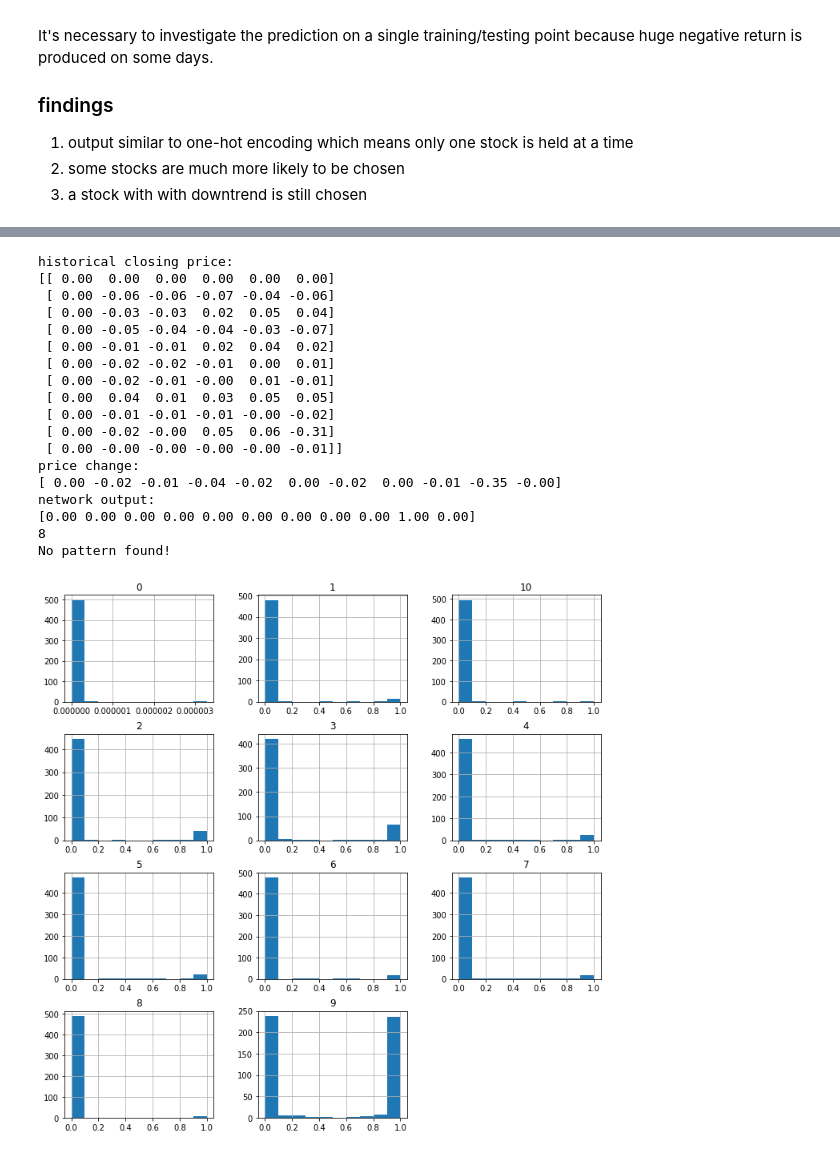
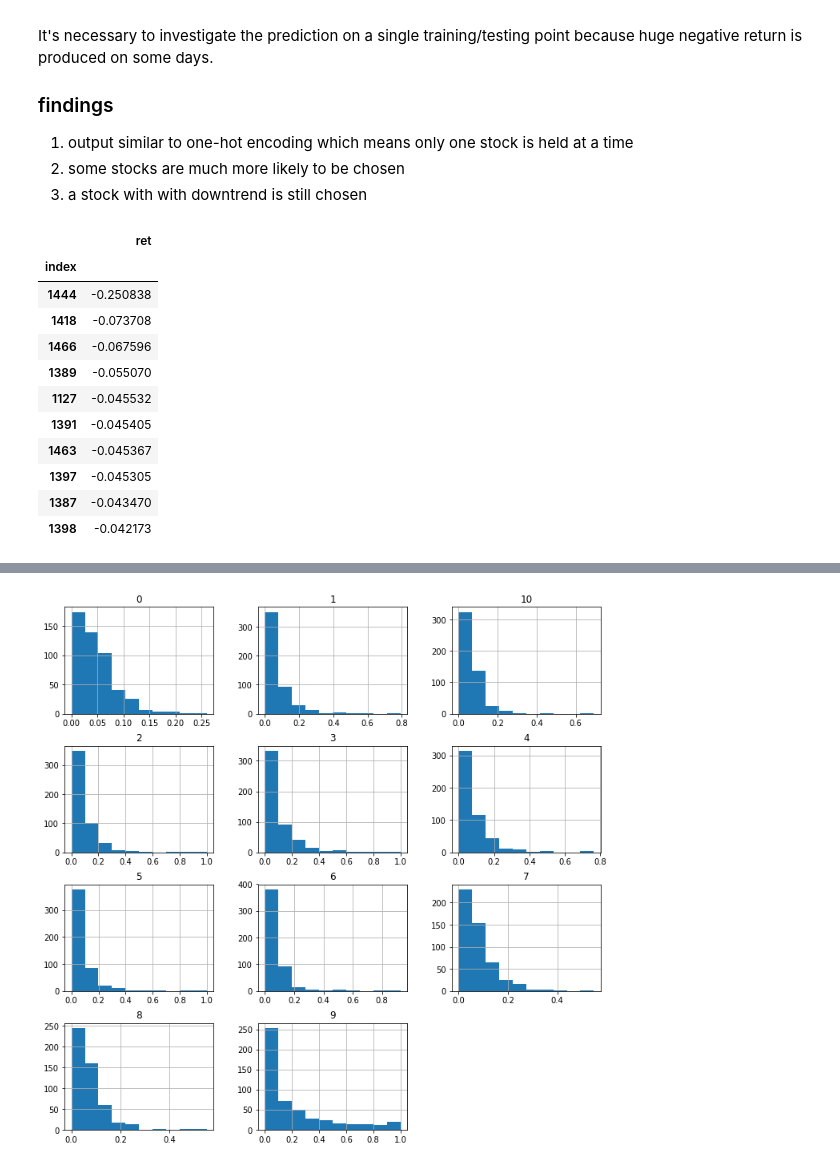
Before and after one commit to yanxurui/portfolio, a Jupyter notebook: analysis.ipynb, the cells around one changed output, grey strips where cells are left out. Drawn from its saved outputs; the diff is of its cells as text; code cells hidden in the pictures.

```diff
--- a/analysis.ipynb
+++ b/analysis.ipynb
@@ -47,7 +47,7 @@ def backtest_plot(save_dirs):
 def expand_dir(save_dir):
     return [os.path.join(save_dir, sub) for sub in next(os.walk(save_dir))[1]]
 
-save_dir = Path('exp/baseline')
+save_dir = Path('exp/output/temperature')
 fig1 = train_plot(save_dir)
 fig2 = backtest_plot([save_dir])
 # %% [output]
@@ -163,7 +163,7 @@ def case(save_dir, k=0):
     pattern(OHLC.iloc[:-1])
 
 # restart the kernel after changing dir
-save_dir = Path('exp/baseline')
+save_dir = Path('exp/output/temperature')
 os.environ['CONFIG_LOCAL_DIR'] = str(save_dir)
 from config_global import data
 from main import allocate
@@ -172,3 +172,15 @@ test_output = pd.read_csv(save_dir.joinpath('test_output.csv'), index_col=0)
 
 case(save_dir, 0)
 # %% [output]
+|  | ret |
+| index |  |
+| 1444 | -0.250838 |
+| 1418 | -0.073708 |
+| 1466 | -0.067596 |
+| 1389 | -0.055070 |
+| 1127 | -0.045532 |
+| 1391 | -0.045405 |
+| 1463 | -0.045367 |
+| 1397 | -0.045305 |
+| 1387 | -0.043470 |
+| 1398 | -0.042173 |
@@ -204,19 +205 @@ criterion: Oracle(
-historical closing price:
-[[ 0.00  0.00  0.00  0.00  0.00  0.00]
- [ 0.00 -0.06 -0.06 -0.07 -0.04 -0.06]
- [ 0.00 -0.03 -0.03  0.02  0.05  0.04]
- [ 0.00 -0.05 -0.04 -0.04 -0.03 -0.07]
- [ 0.00 -0.01 -0.01  0.02  0.04  0.02]
- [ 0.00 -0.02 -0.02 -0.01  0.00  0.01]
- [ 0.00 -0.02 -0.01 -0.00  0.01 -0.01]
- [ 0.00  0.04  0.01  0.03  0.05  0.05]
- [ 0.00 -0.01 -0.01 -0.01 -0.00 -0.02]
- [ 0.00 -0.02 -0.00  0.05  0.06 -0.31]
- [ 0.00 -0.00 -0.00 -0.00 -0.00 -0.01]]
-price change:
-[ 0.00 -0.02 -0.01 -0.04 -0.02  0.00 -0.02  0.00 -0.01 -0.35 -0.00]
-network output:
-[0.00 0.00 0.00 0.00 0.00 0.00 0.00 0.00 0.00 1.00 0.00]
-8
-No pattern found!
-[figure, old version]
+[figure, new version]
```
Also changed, not shown: parts of 2 cells of this notebook, 1 other file.
